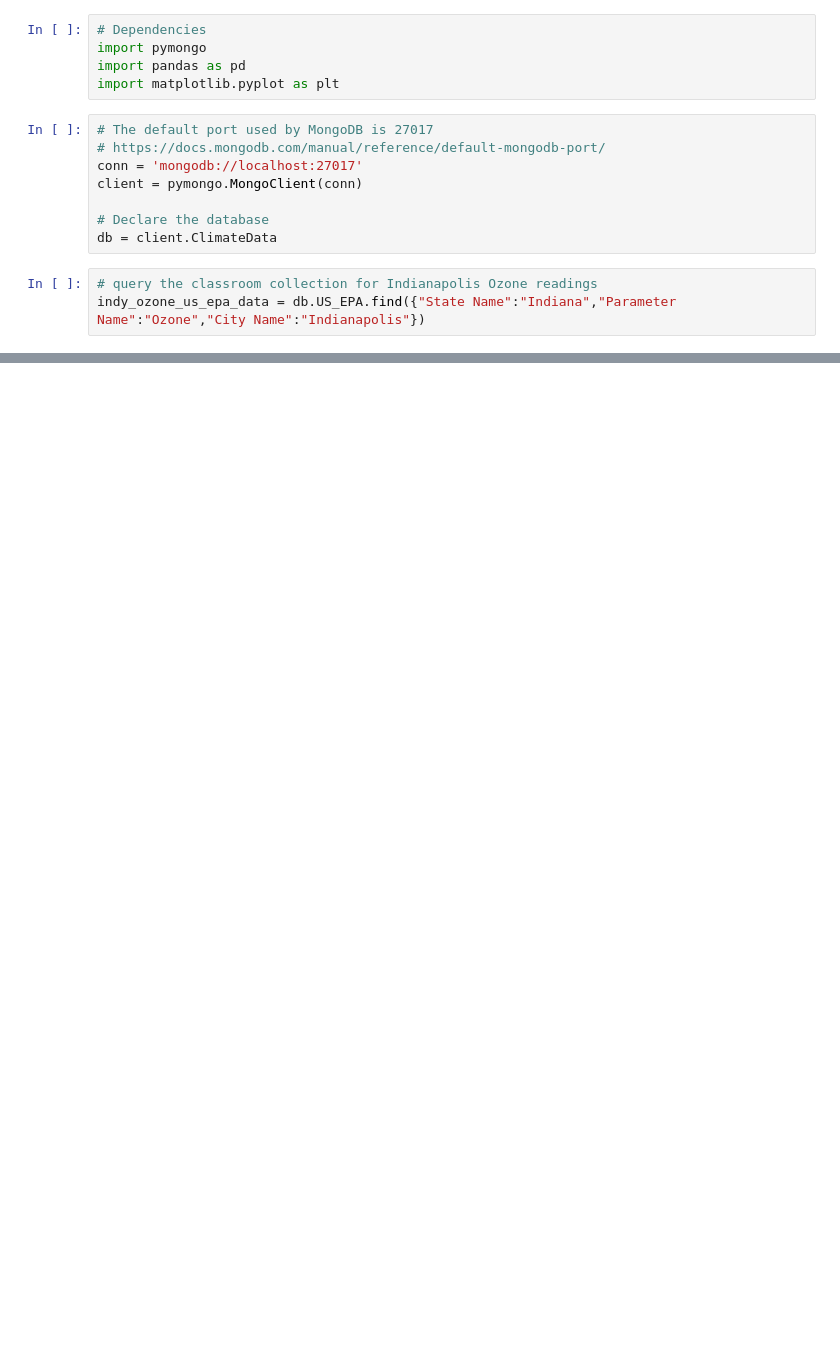
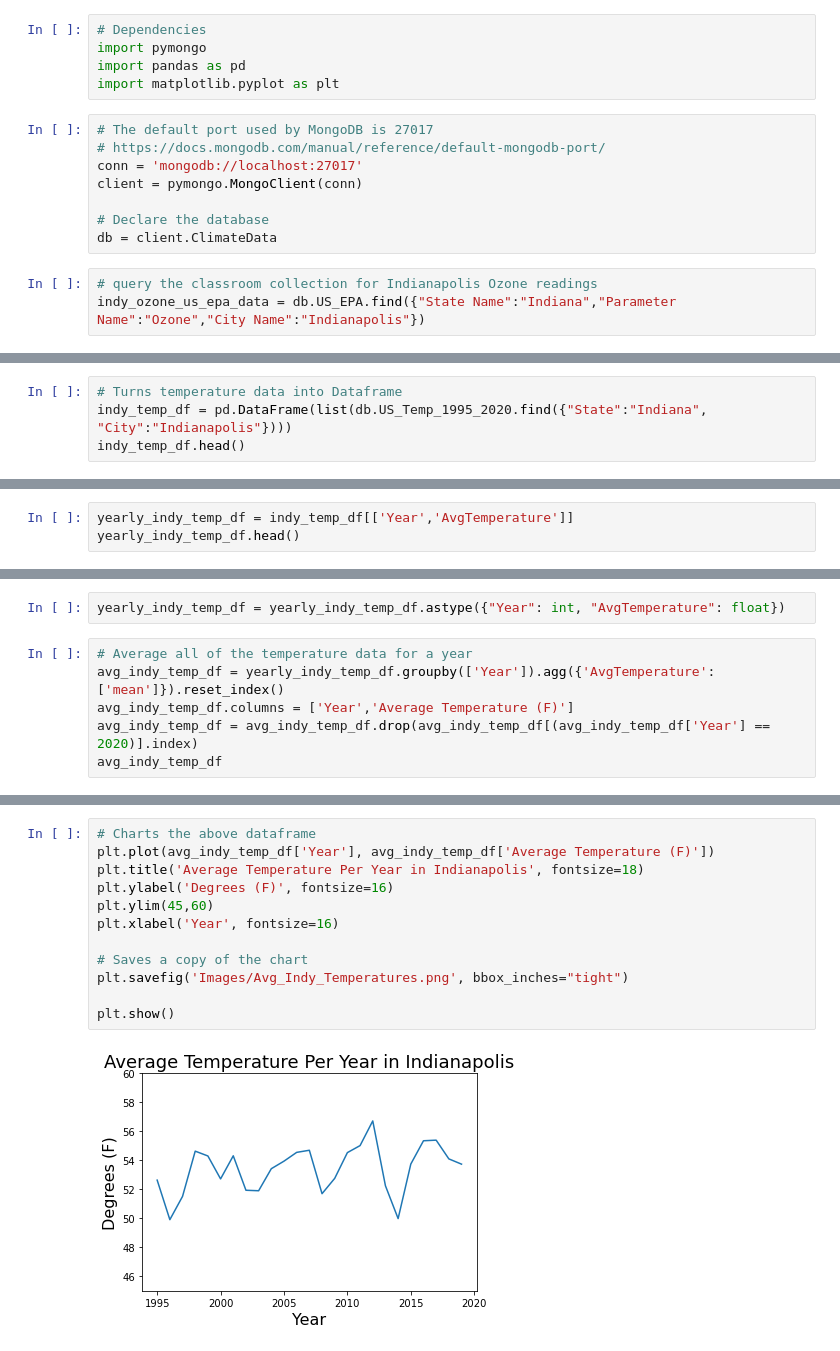
Before and after one commit to doublealogic/Climate-Change-ETL-Analysis, a Jupyter notebook: final_analysis.ipynb, the cells around one changed output, grey strips where cells are left out. Drawn from its saved outputs; the diff is of its cells as text; blank space fills up the shorter version.

```diff
--- a/final_analysis.ipynb
+++ b/final_analysis.ipynb
@@ -54,0 +97,4 @@ plt.show()
+# %%
+# Turns temperature data into Dataframe
+indy_temp_df = pd.DataFrame(list(db.US_Temp_1995_2020.find({"State":"Indiana", "City":"Indianapolis"})))
+indy_temp_df.head()
@@ -54,0 +108,3 @@ plt.show()
+# %%
+yearly_indy_temp_df = indy_temp_df[['Year','AvgTemperature']]
+yearly_indy_temp_df.head()
@@ -54,0 +118,8 @@ plt.show()
+# %%
+yearly_indy_temp_df = yearly_indy_temp_df.astype({"Year": int, "AvgTemperature": float})
+# %%
+# Average all of the temperature data for a year
+avg_indy_temp_df = yearly_indy_temp_df.groupby(['Year']).agg({'AvgTemperature':['mean']}).reset_index()
+avg_indy_temp_df.columns = ['Year','Average Temperature (F)']
+avg_indy_temp_df = avg_indy_temp_df.drop(avg_indy_temp_df[(avg_indy_temp_df['Year'] == 2020)].index)
+avg_indy_temp_df
@@ -54,0 +144,14 @@ plt.show()
+# %%
+# Charts the above dataframe
+plt.plot(avg_indy_temp_df['Year'], avg_indy_temp_df['Average Temperature (F)'])
+plt.title('Average Temperature Per Year in Indianapolis', fontsize=18)
+plt.ylabel('Degrees (F)', fontsize=16)
+plt.ylim(45,60)
+plt.xlabel('Year', fontsize=16)
+
+# Saves a copy of the chart
+plt.savefig('Images/Avg_Indy_Temperatures.png', bbox_inches="tight")
+
+plt.show()
+# %% [output]
+[figure, added]
```
Also changed, not shown: parts of 10 cells of this notebook, 4 other files.
